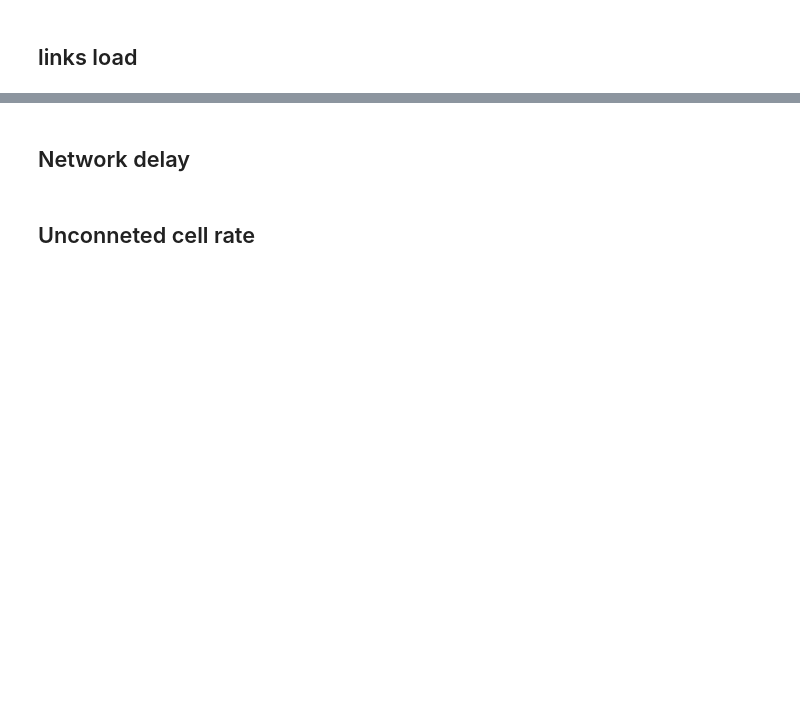
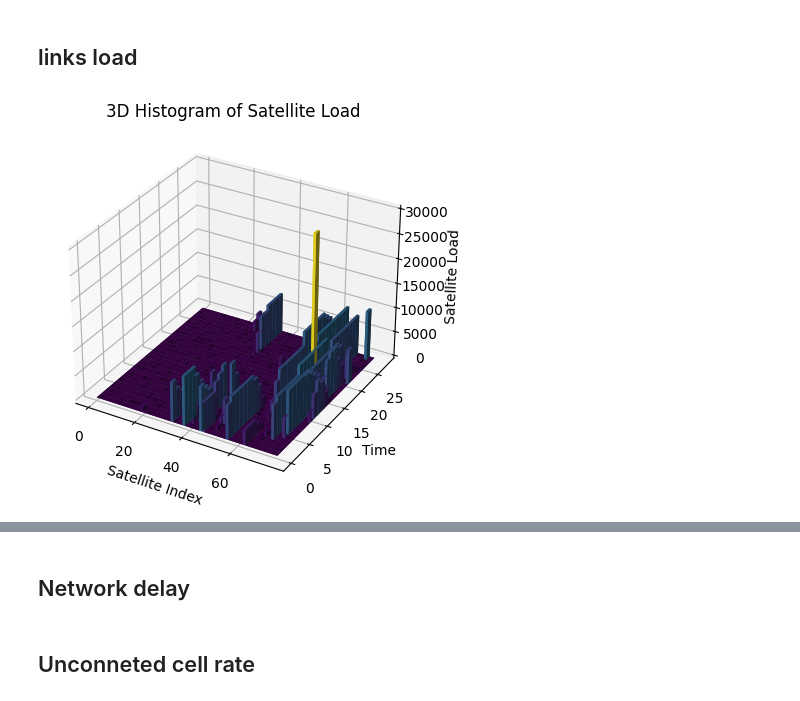
Before and after one commit to yutailin1993/StarryNet, a Jupyter notebook: result_plot.ipynb, the cells around one changed output, grey strips where cells are left out. Drawn from its saved outputs; the diff is of its cells as text; code cells hidden in the pictures; blank space fills up the shorter version.

```diff
--- a/result_plot.ipynb
+++ b/result_plot.ipynb
@@ -177,7 +217,7 @@ plt.show()
 # %%
 import re
 
-results_dir = '../results/gw_5_fix_demands/traceroute/'
+results_dir = '../results/gw_5_closest_sat/traceroute/'
 file_list = os.listdir(results_dir)
 traceroute_files = [file for file in file_list if file.startswith('traceroute_')]
 
@@ -192,8 +232,8 @@ trace_time = sorted(trace_time)
 
 total_hops = 0
 
-sat_loads = [[0 for _ in range(200)] for _ in trace_time]
-sat_links = [[0 for _ in range(200)] for _ in trace_time]
+sat_loads = [[0 for _ in range(76)] for _ in trace_time]
+sat_links = [[0 for _ in range(76)] for _ in trace_time]
 
 
 for file in traceroute_files:
@@ -214,10 +254,38 @@ for file in traceroute_files:
             ip_addresses.append(ip_address[0].replace('(', '').replace(')', '').split('.'))
 
     for ip in ip_addresses:
-        if ip[-1] != '10' and int(ip[-2]) < 200:
+        if ip[-1] != '10' and int(ip[-2]) < 76:
             sat_links[trace_time.index(t)][int(ip[-2])] += 1
             sat_loads[trace_time.index(t)][int(ip[-2])] += demands[cell_indices.index(cell_id)]
 
 
     sat_loads = np.array(sat_loads)
     sat_links = np.array(sat_links)
+# %%
+from matplotlib import cm
+
+import matplotlib.pyplot as plt
+
+# Plot the 3D histogram
+fig = plt.figure()
+ax = fig.add_subplot(111, projection='3d')
+x = range(sat_loads.shape[1])
+y = range(sat_loads.shape[0])
+X, Y = np.meshgrid(x, y)
+Z = sat_loads.flatten()
+
+# Define colors based on Z values
+colors = cm.viridis(Z / np.max(Z))
+
+ax.bar3d(X.ravel(), Y.ravel(), np.zeros_like(Z), 1, 1, Z, color=colors)
+
+# Set labels and title
+ax.set_xlabel('Satellite Index')
+ax.set_ylabel('Time')
+ax.set_zlabel('Satellite Load')
+ax.set_title('3D Histogram of Satellite Load')
+
+# Show the plot
+plt.show()
+# %% [output]
+[figure, added]
```
Also changed, not shown: parts of 16 cells of this notebook, 6 other files.
